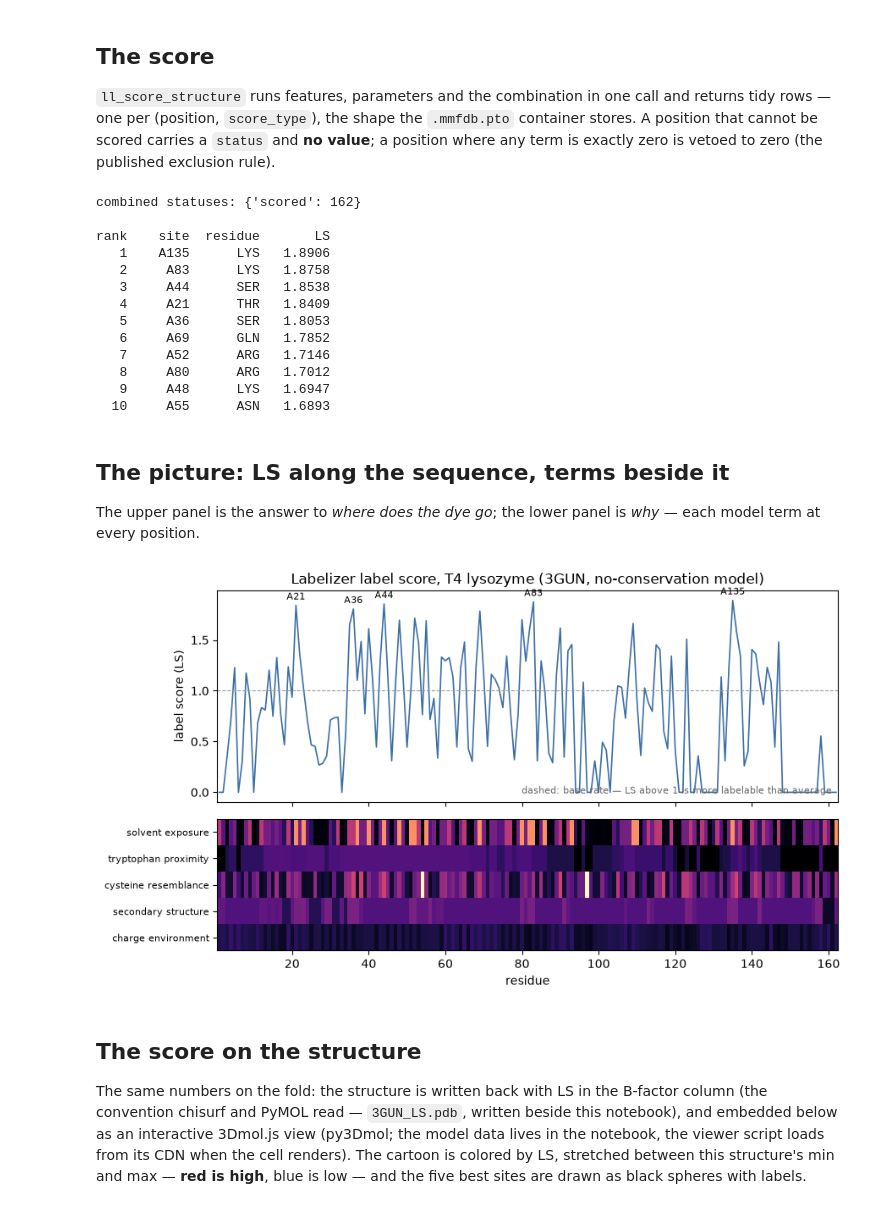
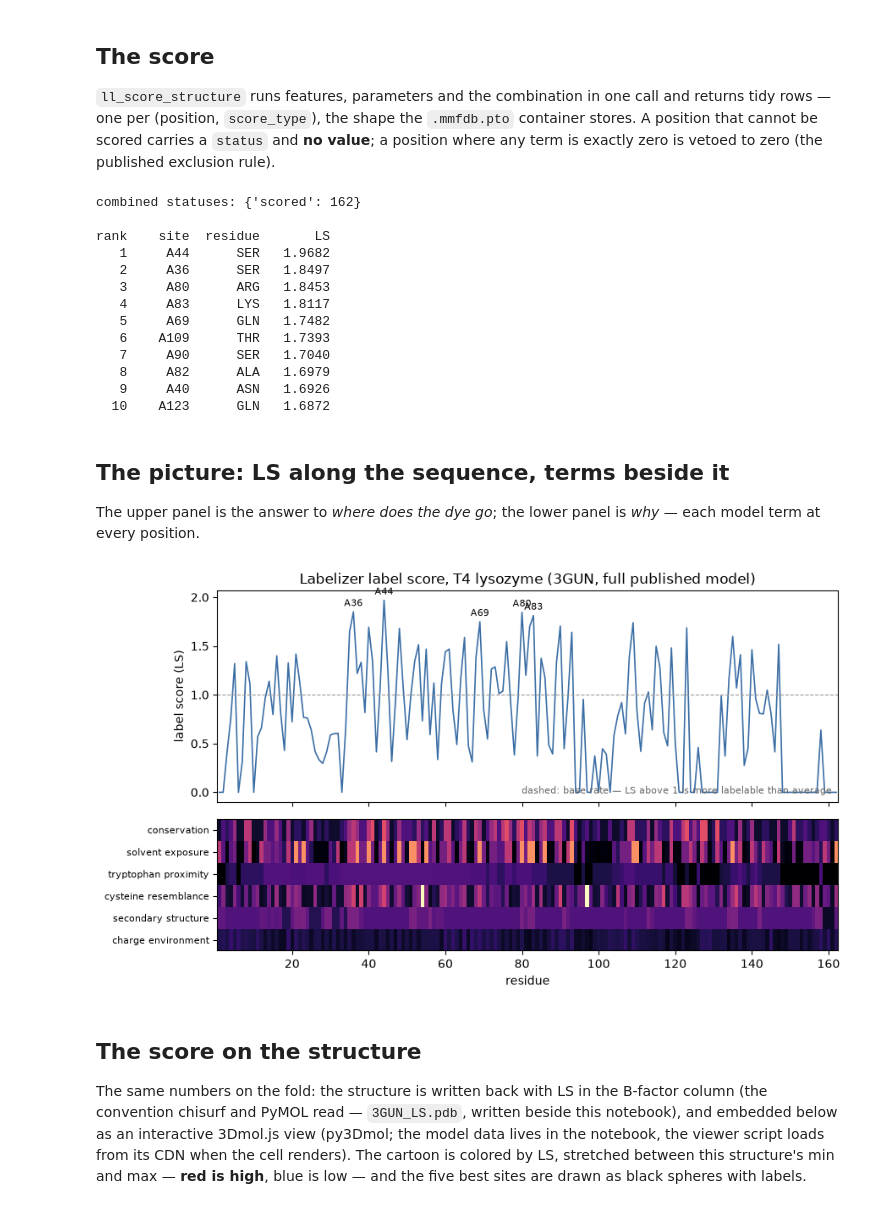
Before and after one commit to Fluorescence-Tools/IMP.bff, a Jupyter notebook: ipynb/example/labelizer_score.ipynb, the cells around one changed output. Cells and saved outputs as stored; diff of their text form; code cells hidden in the pictures.

```diff
--- a/ipynb/example/labelizer_score.ipynb
+++ b/ipynb/example/labelizer_score.ipynb
@@ -75,0 +98,33 @@ T4 lysozyme:     se(w=1), tp(w=0), cr(w=1), ss(w=1), ce(w=0)
+# %%
+import pathlib
+
+grades_file = pathlib.Path("3GUN_consurf_grades.pdb")   # 148L chain E -> chain A
+
+if not grades_file.exists():
+    import requests
+    api = "https://labelizer.org/backend/"
+    s = requests.Session()
+    s.headers["User-Agent"] = "Mozilla/5.0"
+    entry = s.get(f"{api}load_pdb/148L?db=PDB", timeout=60).json()
+    chains = s.get(f"{api}conservationscore/{entry['id']}", timeout=60).json()
+    print("entry:", entry, "| chains with grades:", chains)
+    text = s.get(f"{api}conservationscore/{entry['id']}/{chains['chains'][0]}",
+                 timeout=120).text
+    # grades are for chain E; this structure is chain A -- remap on the way in
+    text = "\n".join(l[:21] + "A" + l[22:] if l.startswith("ATOM") else l
+                     for l in text.splitlines())
+    grades_file.write_text(text + "\n")
+
+check = bff.ll_read_structure(str(grades_file))
+seq_g = {r.seq_id: r.comp_id for r in check.residues if r.chain == "A"}
+seq_t4l = {r.seq_id: r.comp_id for r in structure.residues}
+shared = sorted(set(seq_g) & set(seq_t4l))
+mismatch = [(i, seq_t4l[i], seq_g[i]) for i in shared if seq_t4l[i] != seq_g[i]]
+print(f"numbering: {len(shared)} shared positions, {len(mismatch)} identity "
+      f"mismatches (known variant sites): {mismatch}")
+
+grades_3gun = str(grades_file)
+grades_map = bff.ll_read_consurf(grades_3gun)
+covered = [i for i in seq_t4l if f"A{i}" in grades_map]
+print(f"conservation grades for {len(covered)}/{len(seq_t4l)} T4L residues "
+      f"({len(set(grades_map.values()))} distinct)")
@@ -82,7 +140,7 @@ and returns tidy rows — one per (position, `score_type`), the shape the
 `status` and **no value**; a position where any term is exactly zero is vetoed
 to zero (the published exclusion rule).
 # %%
-scores = bff.ll_score_structure(pdb, model_t4l, bff.LlOptions())
+scores = bff.ll_score_structure(pdb, model, bff.LlOptions(), grades_3gun)
 
 combined = {bff.ll_residue_key(r.asym_id, r.seq_id): r.value
             for r in scores if r.score_type == "combined"}
@@ -102,16 +160,16 @@ for rank, (key, value) in enumerate(
 combined statuses: {'scored': 162}
 
 rank    site  residue       LS
-   1    A135      LYS   1.8906
-   2     A83      LYS   1.8758
-   3     A44      SER   1.8538
-   4     A21      THR   1.8409
-   5     A36      SER   1.8053
-   6     A69      GLN   1.7852
-   7     A52      ARG   1.7146
-   8     A80      ARG   1.7012
-   9     A48      LYS   1.6947
-  10     A55      ASN   1.6893
+   1     A44      SER   1.9682
+   2     A36      SER   1.8497
+   3     A80      ARG   1.8453
+   4     A83      LYS   1.8117
+   5     A69      GLN   1.7482
+   6    A109      THR   1.7393
+   7     A90      SER   1.7040
+   8     A82      ALA   1.6979
+   9     A40      ASN   1.6926
+  10    A123      GLN   1.6872
 # %% [markdown]
 ## The picture: LS along the sequence, terms beside it
 
@@ -123,37 +181,37 @@ ls = [combined.get(bff.ll_residue_key(r.chain, r.seq_id), np.nan)
       for r in structure.residues]
 
 # tidy rows -> (terms x residues) matrix for the lower panel
-terms = [bff.ll_score_type(p.tag) for p in model_t4l]
+terms = [bff.ll_score_type(p.tag) for p in model]
 grid = np.full((len(terms), len(seq)), np.nan)
 for r in scores:
     if r.score_type in terms and r.status == "scored":
         grid[terms.index(r.score_type), seq.index(r.seq_id)] = r.value
 
 best = sorted(combined.items(), key=lambda kv: -kv[1])[:5]
 
 fig, (ax, bx) = plt.subplots(
     2, 1, figsize=(9, 5.2), sharex=True,
     gridspec_kw={"height_ratios": [1.6, 1.0]})
 ax.plot(seq, ls, lw=1.2, color="#3b6ea5")
 ax.axhline(1.0, color="0.6", lw=0.8, ls="--")
 for key, value in best:
     i = seq.index(int(key[1:]))
     ax.annotate(key, (seq[i], value), textcoords="offset points",
                 xytext=(0, 5), ha="center", fontsize=8)
 ax.set_ylabel("label score (LS)")
-ax.set_title("Labelizer label score, T4 lysozyme (3GUN, no-conservation model)")
+ax.set_title("Labelizer label score, T4 lysozyme (3GUN, full published model)")
 ax.text(0.99, 0.04, "dashed: base rate — LS above 1 is more labelable than average",
         transform=ax.transAxes, ha="right", fontsize=8, color="0.4")
 
 im = bx.imshow(grid, aspect="auto", cmap="magma",
                extent=[seq[0] - 0.5, seq[-1] + 0.5, len(terms) - 0.5, -0.5])
 bx.set_yticks(range(len(terms)), [t.replace("_", " ") for t in terms], fontsize=8)
 bx.set_xlabel("residue")
 fig.tight_layout()
 fig.savefig("labelizer_score.png", dpi=150)
 plt.show()
 # %% [output]
-[figure, old version]
+[figure, new version]
 # %% [markdown]
 ## The score on the structure
 
```
Also changed, not shown: parts of 11 cells of this notebook, 7 other files.
